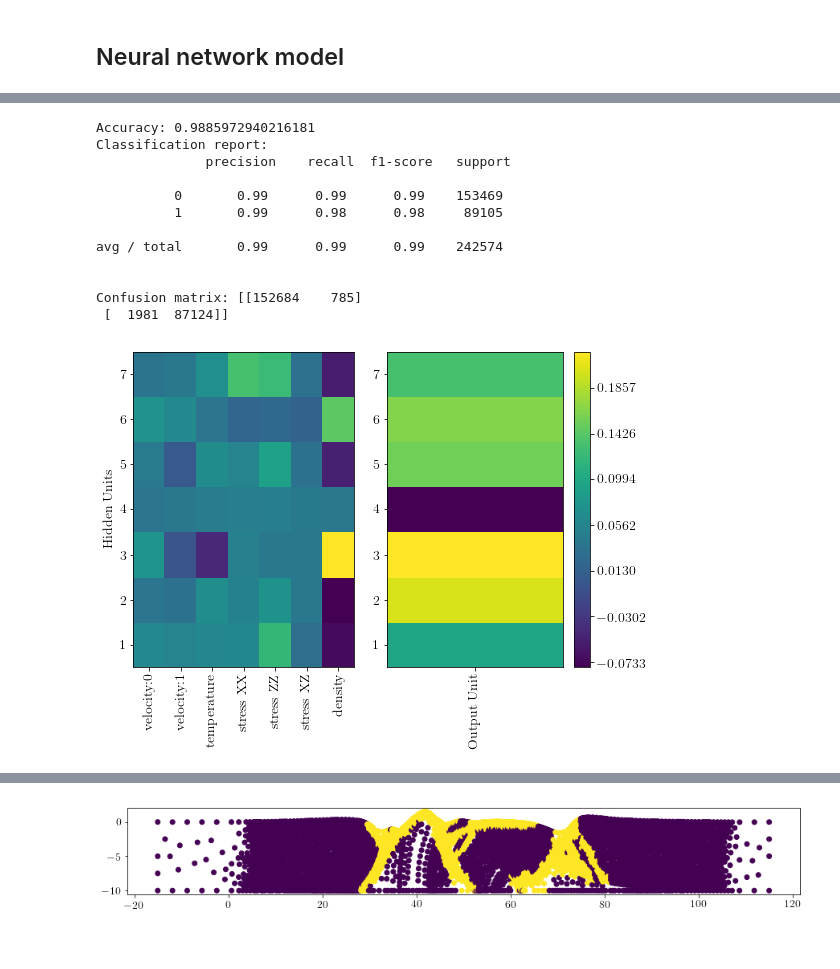
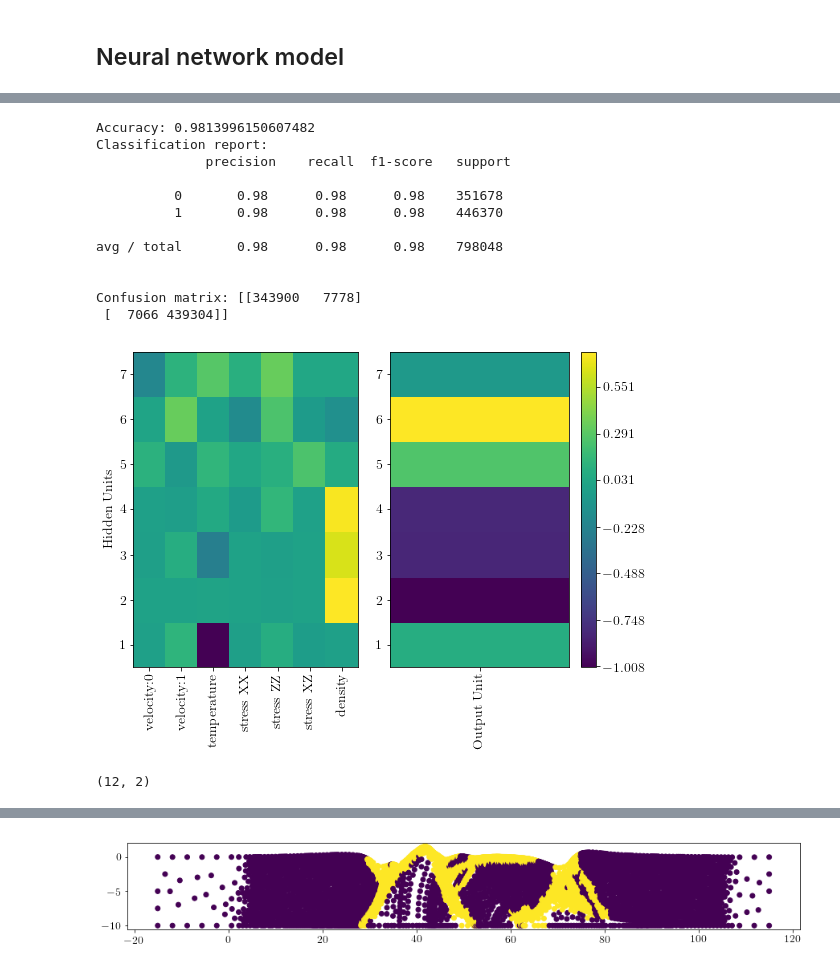
Before and after one commit to msahamed/predict_tectonic_deformation_machine_learning, a Jupyter notebook: build_model_random_forest.ipynb, the cells around one changed output, grey strips where cells are left out. Drawn from its saved outputs; the diff is of its cells as text; code cells hidden in the pictures.

Commit message:
Added model interpretability method

```diff
--- a/build_model_random_forest.ipynb
+++ b/build_model_random_forest.ipynb
@@ -177,7 +177,7 @@ class build_neural_network:
         weights = self.get_model_weights()
 
         layer_1_weights = weights[0]
-        layer_2_weights = weights[1]
+        layer_2_weights = weights[4]
 
         cbar_max = np.amax([np.amax(layer_1_weights), np.amax(layer_2_weights)])
         cbar_min = np.amin([np.amin(layer_1_weights), np.amin(layer_2_weights)])
@@ -232,19 +235,19 @@ Epoch 2/3
 # %%
-deviatoric_nsw.classification_report()
+deviatoric.classification_report()
 # %% [output]
-Accuracy: 0.9885972940216181
+Accuracy: 0.9813996150607482
 Classification report:
               precision    recall  f1-score   support
 
-          0       0.99      0.99      0.99    153469
-          1       0.99      0.98      0.98     89105
+          0       0.98      0.98      0.98    351678
+          1       0.98      0.98      0.98    446370
 
-avg / total       0.99      0.99      0.99    242574
+avg / total       0.98      0.98      0.98    798048
 
 
-Confusion matrix: [[152684    785]
- [  1981  87124]]
+Confusion matrix: [[343900   7778]
+ [  7066 439304]]
 # %%
-deviatoric_nsw.plot_model_weights((8, 6))
+deviatoric.plot_model_weights((8, 6))
 # %% [output]
-[figure, old version]
+[figure, new version]
@@ -250,0 +256,4 @@ deviatoric_nsw.plot_model_weights((8, 6))
+# %%
+np.shape(ww[4])
+# %% [output]
+(12, 2)
```
Also changed, not shown: parts of 11 cells of this notebook, 3 other files.
